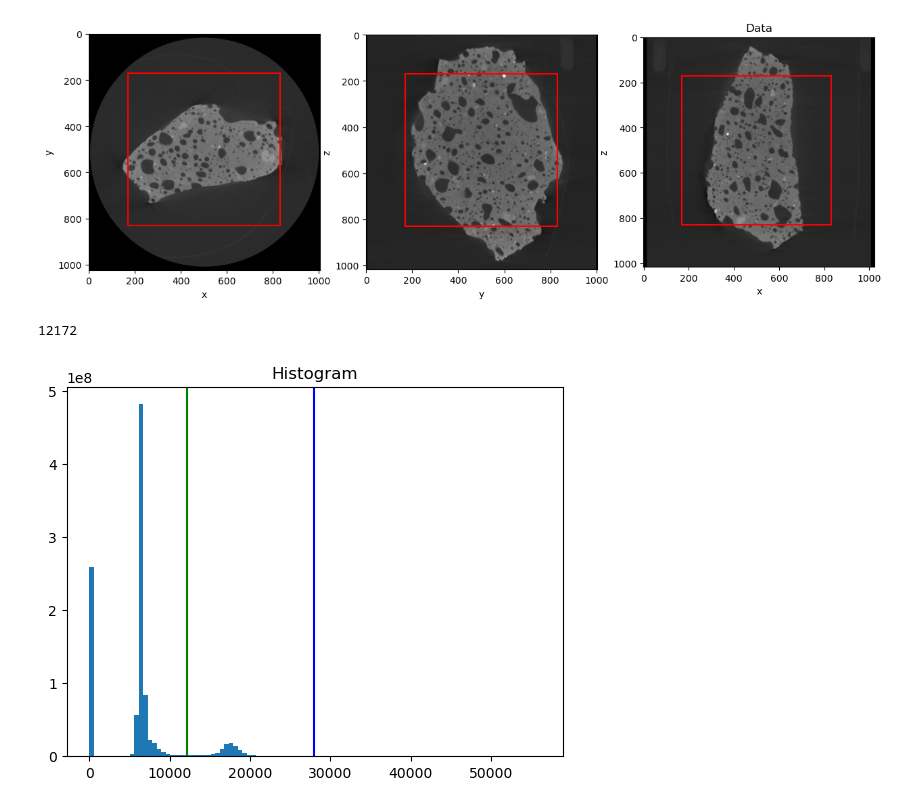
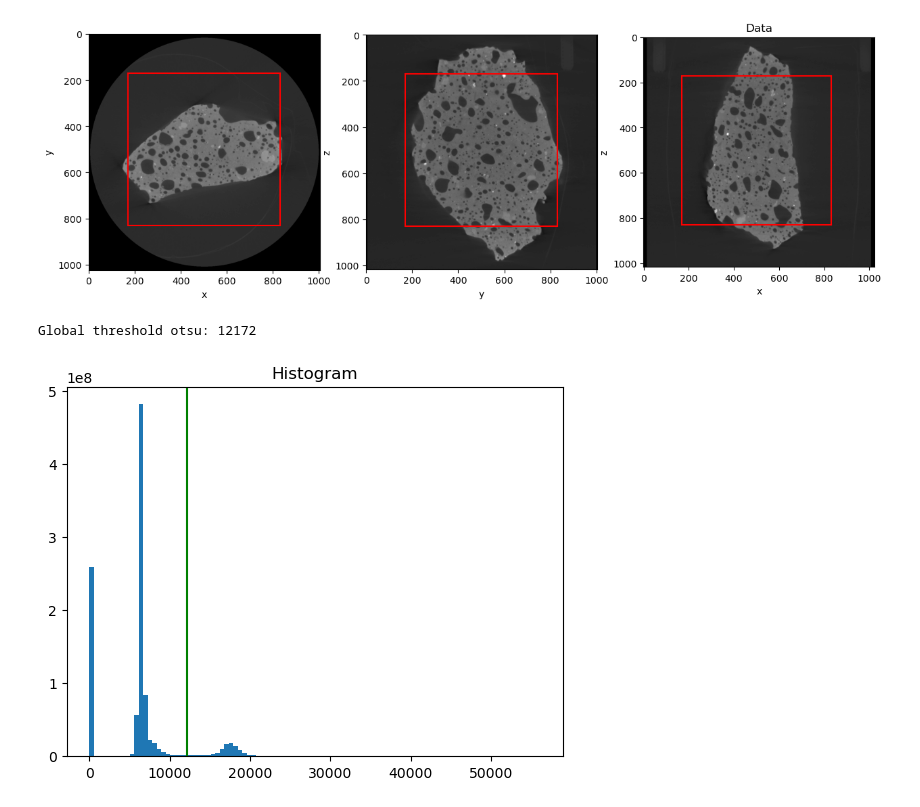
Before and after one commit to s185231/HPC3D_project, a Jupyter notebook: code/get_mask.ipynb, the cells around one changed output. Saved outputs shown, nothing was run; the diff lists cells and outputs as text; code cells hidden in the pictures.

```diff
--- a/code/get_mask.ipynb
+++ b/code/get_mask.ipynb
@@ -85,20 +84,17 @@ plt.show()
 # %% [output]
 [figure]
 # %%
-
+# crop the data to the region of interest and apply otsu thresholding
 data_crop = data[start_z:end_z, start_x:end_x, start_y:end_y]
 global_threshold_otsu = threshold_otsu(data_crop)
-print(global_threshold_otsu)
+print(f'Global threshold otsu: {global_threshold_otsu}')
 # %% [output]
-12172
+Global threshold otsu: 12172
 # %%
-air_stone_threshold = global_threshold_otsu
-stone_krystal_threshold = 28000
-# make histogram
+# visualize the cropped data and the threshold
 plt.hist(data.flatten(), bins=100)
-plt.axvline(air_stone_threshold, color='g')
-plt.axvline(stone_krystal_threshold, color='b')
+plt.axvline(global_threshold_otsu, color='g')
 plt.title('Histogram')
 plt.show()
 # %% [output]
-[figure, old version]
+[figure, new version]
```
Also changed, not shown: parts of 6 cells of this notebook, 1 other file.
